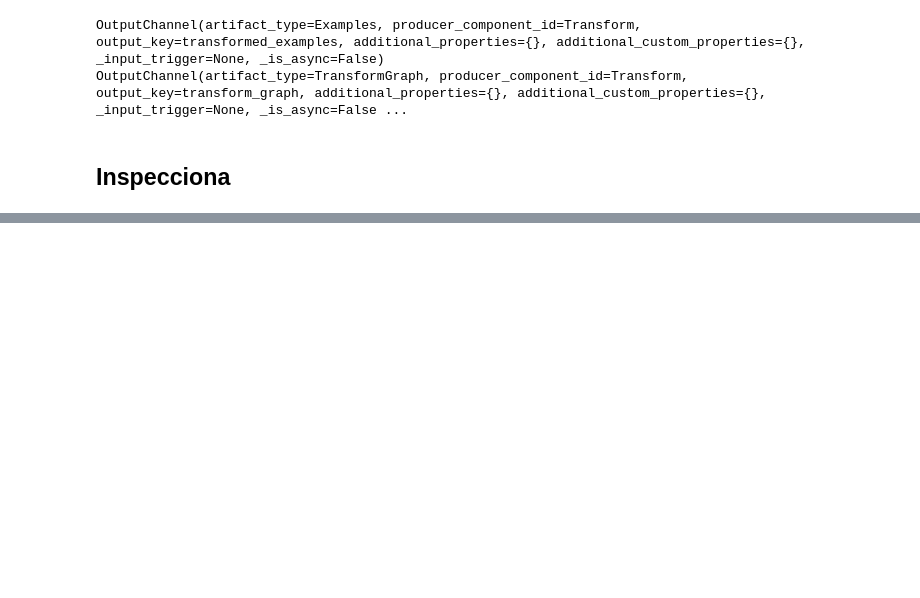
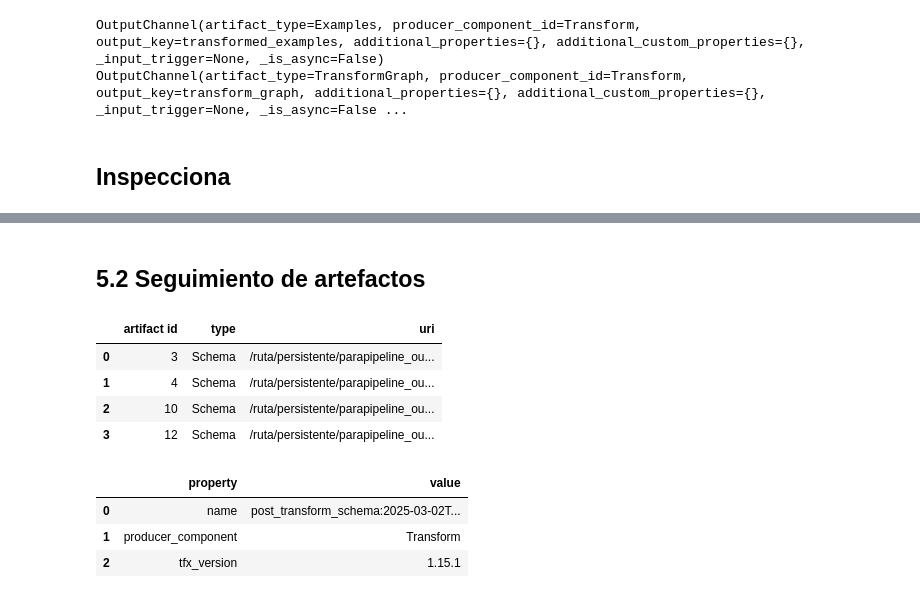
Before and after one commit to miguelhzuniga/mlops-repo, a Jupyter notebook: proyecto-01/train/proyecto-01.ipynb, the cells around one changed output, grey strips where cells are left out. Saved outputs shown, nothing was run; the diff lists cells and outputs as text; code cells hidden in the pictures; blank space fills up the shorter version.

```diff
--- a/proyecto-01/train/validacion.ipynb
+++ b/proyecto-01/train/proyecto-01.ipynb
@@ -495,0 +554,19 @@ features {
+# %% [markdown]
+## 5.2 Seguimiento de artefactos
+# %%
+schema_arifacts = store.get_artifacts_by_type("Schema")
+display_artifacts(store, schema_arifacts)
+# %% [output]
+|  | artifact id | type | uri |
+| 0 | 3 | Schema | /ruta/persistente/parapipeline_ou... |
+| 1 | 4 | Schema | /ruta/persistente/parapipeline_ou... |
+| 2 | 10 | Schema | /ruta/persistente/parapipeline_ou... |
+| 3 | 12 | Schema | /ruta/persistente/parapipeline_ou... |
+# %%
+artifacts = schema_arifacts[-1]
+display_properties(store, artifacts)
+# %% [output]
+|  | property | value |
+| 0 | name | post_transform_schema:2025-03-02T... |
+| 1 | producer_component | Transform |
+| 2 | tfx_version | 1.15.1 |
```
Also changed, not shown: parts of 11 cells of this notebook, 5 other files.
